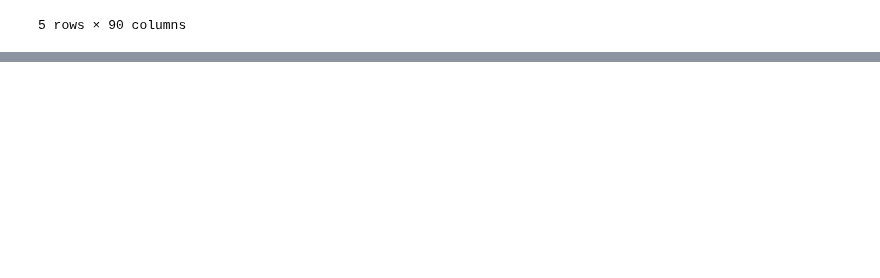
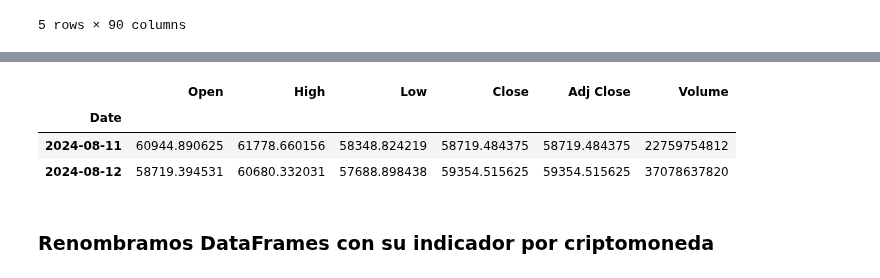
Before and after one commit to CODING-racer/criptobot, a Jupyter notebook: optimizado.ipynb, the cells around one changed output, grey strips where cells are left out. Cells and saved outputs as stored; diff of their text form; code cells hidden in the pictures; blank space fills up the shorter version.

```diff
--- a/optimizado.ipynb
+++ b/optimizado.ipynb
@@ -461,0 +510,17 @@ df.tail()
+# %%
+tickers = "BTC-USD" "ETH-USD", "XRP-USD", "LTC-USB", "BCH-USDF", "ADA-USDT", "DOT-USD", "DOT", "BNB-USD", "DOGE-USD", "SOL-USD", "XLM-USD", "USDT-USD", "UNI-USD", "LINK-USD", "AVAX-USD"
+BTC_1 = yf.download(ticker, start="2024-08-11", end="2024-08-13")
+ETH_1 = yf.download(ticker, start="2024-08-11", end="2024-08-13")
+XRP_1 = yf.download(ticker, start="2024-08-11", end="2024-08-13")
+LTC_1 = yf.download(ticker, start="2024-08-11", end="2024-08-13")
+BCH_1 = yf.download(ticker, start="2024-08-11", end="2024-08-13")
+ADA_1 = yf.download(ticker, start="2024-08-11", end="2024-08-13")
+DOT_1 = yf.download(ticker, start="2024-08-11", end="2024-08-13")
+BNB_1 = yf.download(ticker, start="2024-08-11", end="2024-08-13")
+DOGE_1 = yf.download(ticker, start="2024-08-11", end="2024-08-13")
+SOL_1 = yf.download(ticker, start="2024-08-11", end="2024-08-13")
+XLM_1 = yf.download(ticker, start="2024-08-11", end="2024-08-13")
+USDT_1 = yf.download(ticker, start="2024-08-11", end="2024-08-13")
+UNI_1 = yf.download(ticker, start="2024-08-11", end="2024-08-13")
+LINK_1 = yf.download(ticker, start="2024-08-11", end="2024-08-13")
+AVAX_1 = yf.download(ticker, start="2024-08-11", end="2024-08-13")
@@ -461,0 +543,9 @@ df.tail()
+# %%
+BTC_1
+# %% [output]
+|  | Open | High | Low | Close | Adj Close | Volume |
+| Date |  |  |  |  |  |  |
+| 2024-08-11 | 60944.890625 | 61778.660156 | 58348.824219 | 58719.484375 | 58719.484375 | 22759754812 |
+| 2024-08-12 | 58719.394531 | 60680.332031 | 57688.898438 | 59354.515625 | 59354.515625 | 37078637820 |
+# %% [markdown]
+### Renombramos DataFrames con su indicador por criptomoneda
```
Also changed, not shown: parts of 47 cells of this notebook.
